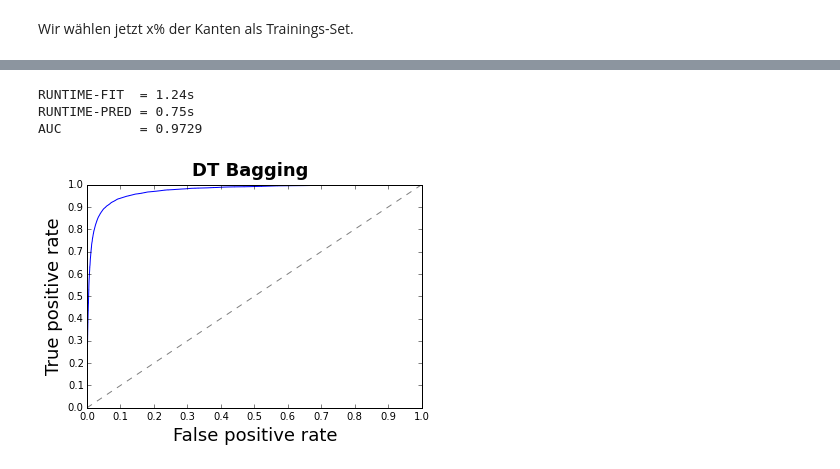
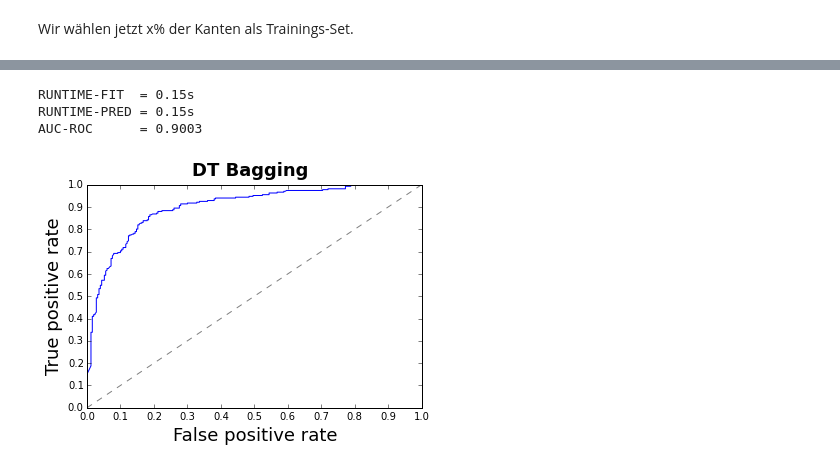
Before and after one commit to kit-parco/networkit-hyperbolic-kd, a Jupyter notebook: Doc/Notebooks/Supervised Learning - EXPERIMENTS.ipynb, the cells around one changed output, grey strips where cells are left out. Saved outputs shown, nothing was run; the diff lists cells and outputs as text; code cells hidden in the pictures.

```diff
--- a/Doc/Notebooks/Supervised Learning - EXPERIMENTS.ipynb
+++ b/Doc/Notebooks/Supervised Learning - EXPERIMENTS.ipynb
@@ -112,7 +125,7 @@ print("#positives =", len(positives))
 # TRAIN-NEGATIVES
 negatives = []
 # Just enough so that we can extract 25k negatives
-twoHops = linkprediction.MissingLinksFinder(featureGraph).findRandomly(2, len(positives) + 10000)
+twoHops = linkprediction.MissingLinksFinder(featureGraph).findRandomly(2, len(positives) + 200)
 i = 0
 while (len(negatives) < len(positives)):
     e = twoHops[i]
@@ -121,4 +134,5 @@ while (len(negatives) < len(positives)):
     i += 1
 nodePairsTrain = negatives + positives
 nodePairsTrain.sort()
+f.write("TRAIN: " + str(len(nodePairsTrain)) + ", POS: " + str(len(positives)) + ", NEG: " + str(len(negatives)) + "\n")
 print("#train =", len(nodePairsTrain))
@@ -125,13 +141,0 @@ print("#train =", len(nodePairsTrain))
-# %%
-# TRAIN-POSITIVES
-featureGraphEdges = featureGraph.edges()
-deltaFeatureTrainGraph = Graph(trainingGraph)
-for e in featureGraphEdges:
-    deltaFeatureTrainGraph.removeEdge(e[0], e[1])
-positives = deltaFeatureTrainGraph.edges()
-
-positives = linkprediction.MissingLinksFinder(featureGraph).findPositives(2, trainingGraph)
-if len(positives) > 30000:
-    random.shuffle(positives)
-    positives = positives[:30000]
-print("#positives =", len(positives))
@@ -148,7 +148,7 @@ if len(positives) > 50000:
 print("#positives =", len(positives))
 # TEST-NEGATIVES
 negatives = []
-twoHops = linkprediction.MissingLinksFinder(trainingGraph).findRandomly(2, len(positives) + 10000)
+twoHops = linkprediction.MissingLinksFinder(trainingGraph).findRandomly(2, len(positives) + 200)
 i = 0
 while (len(negatives) < len(positives)):
     e = twoHops[i]
@@ -157,5 +157,6 @@ while (len(negatives) < len(positives)):
     i += 1
 nodePairsTest = negatives + positives
 nodePairsTest.sort()
+f.write("TEST: " + str(len(nodePairsTest)) + ", POS: " + str(len(positives)) + ", NEG: " + str(len(negatives)) + "\n")
 print("#test =", len(nodePairsTest))
 # %% [output]
@@ -194,6 +195,6 @@ sameCommunityIndex = linkprediction.SameCommunityIndex(trainingGraph)
 adjustedRandIndex = linkprediction.AdjustedRandIndex(trainingGraph)
 resourceAllocationIndex = linkprediction.ResourceAllocationIndex(trainingGraph)
 # %%
-featureLinkPredictors = (featureCommonNeighborsIndex, featureJaccardIndex, featureAdamicAdarIndex, featurePreferentialAttachmentIndex, featureUDegreeIndex, featureVDegreeIndex, featureAlgebraicDistanceIndex, featureReversedNeighborhoodDistanceIndex, featureTotalNeighborsIndex, featureSameCommunityIndex, featureResourceAllocationIndex, featureAdjustedRandIndex)
-linkPredictors = (commonNeighborsIndex, jaccardIndex, adamicAdarIndex, preferentialAttachmentIndex, uDegreeIndex, vDegreeIndex, algebraicDistanceIndex, reversedNeighborhoodDistanceIndex, totalNeighborsIndex, sameCommunityIndex, resourceAllocationIndex, adjustedRandIndex)
+featureLinkPredictors = (featureKatzIndex, featureNeighborsMeasureIndex, featureCommonNeighborsIndex, featureJaccardIndex, featureAdamicAdarIndex, featurePreferentialAttachmentIndex, featureUDegreeIndex, featureVDegreeIndex, featureAlgebraicDistanceIndex, featureReversedNeighborhoodDistanceIndex, featureTotalNeighborsIndex, featureSameCommunityIndex, featureResourceAllocationIndex, featureAdjustedRandIndex)
+linkPredictors = (katzIndex, neighborsMeasureIndex, commonNeighborsIndex, jaccardIndex, adamicAdarIndex, preferentialAttachmentIndex, uDegreeIndex, vDegreeIndex, algebraicDistanceIndex, reversedNeighborhoodDistanceIndex, totalNeighborsIndex, sameCommunityIndex, resourceAllocationIndex, adjustedRandIndex)
 # %%
@@ -222,30 +227,31 @@ f.write("  NUM-EDGES(FEATURE / TRAIN / TEST) = " + str(featureGraph.numberOfEdge
 # %%
 f.write("DT-Bagging\n")
 dtc = ensemble.BaggingClassifier(n_estimators=25, max_features=0.2, n_jobs=-1)
 startTime = time.time()
 dtc.fit(featureTrain, labelTrain)
 f.write("  RUNTIME-FIT  = " + "{:.2f}".format(time.time() - startTime) + "s\n")
 print("RUNTIME-FIT  = %ss" % "{:.2f}".format(time.time() - startTime))
 startTime = time.time()
 supPreds = dtc.predict_proba(featureTest)
 f.write("  RUNTIME-PRED = " + "{:.2f}".format(time.time() - startTime) + "s\n")
 print("RUNTIME-PRED = %ss" % "{:.2f}".format(time.time() - startTime))
 predLabelTest = [pred[1] for pred in supPreds]
+
 fpr, tpr, thresholds = metrics.roc_curve(labelTest, predLabelTest)
 plt.suptitle("DT Bagging", fontsize=18, fontweight="bold")
 plt.xticks([z / 10 for z in range(11)])
 plt.yticks([z / 10 for z in range(11)])
 plt.xlabel("False positive rate", fontsize=18)
 plt.ylabel("True positive rate", fontsize=18)
 plt.axis([0, 1, 0, 1])
 curve, = plt.plot(fpr, tpr)
 plt.plot([0, 1], [0, 1], 'grey', ls='--')
-filepath = folder + '/' + graphname + '/DT-Bagging_TT-' + methodTT + "_FT-" + methodFT + "_labeled" + ".png"
+filepath = folder + '/' + graphname + '/ROC_DT-Bagging_TT-' + methodTT + "_FT-" + methodFT + "_labeled" + ".png"
 pylab.savefig(filepath, dpi=300, bbox_inches='tight')
-f.write("  AUC          = " + "{:.4f}".format(metrics.roc_auc_score(labelTest, predLabelTest)) + "\n\n")
-print("AUC          =", "{:.4f}".format(metrics.roc_auc_score(labelTest, predLabelTest)))
+f.write("  AUC-ROC      = " + "{:.4f}".format(metrics.roc_auc_score(labelTest, predLabelTest)) + "\n")
+print("AUC-ROC      =", "{:.4f}".format(metrics.roc_auc_score(labelTest, predLabelTest)))
 # %% [output]
-RUNTIME-FIT  = 1.24s
-RUNTIME-PRED = 0.75s
-AUC          = 0.9729
+RUNTIME-FIT  = 0.15s
+RUNTIME-PRED = 0.15s
+AUC-ROC      = 0.9003
-[figure, old version]
+[figure, new version]
```
Also changed, not shown: parts of 36 cells of this notebook.
